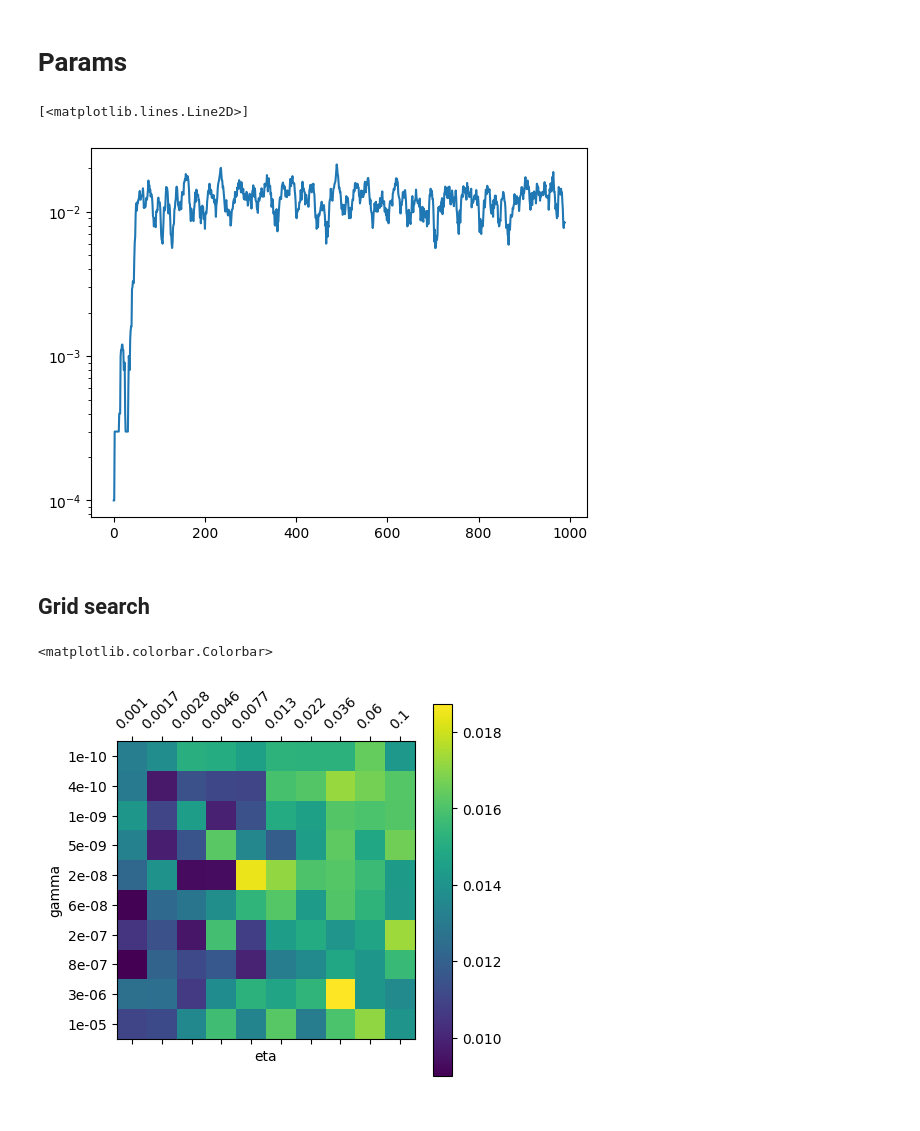
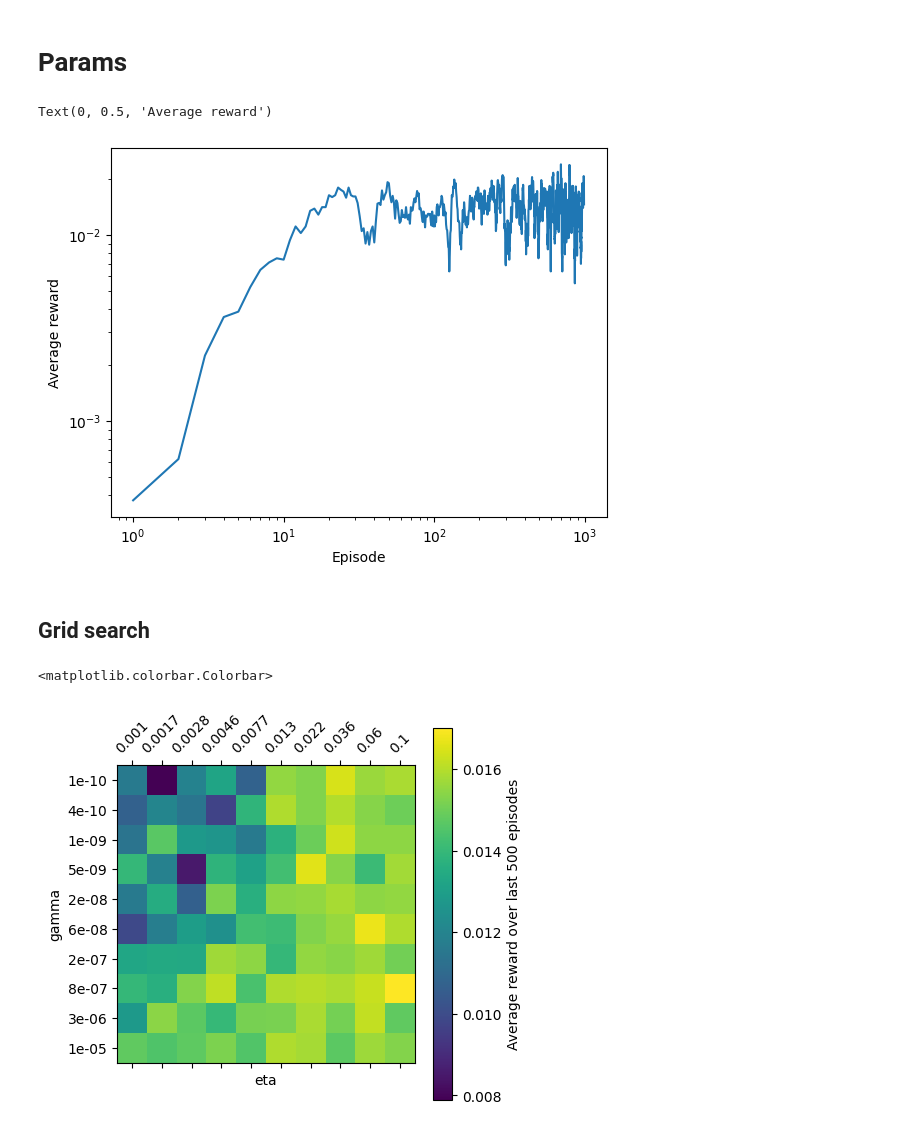
Before and after one commit to gorkamunoz/rl_opts, a Jupyter notebook: nbs/lib_nbs/develop/test_training_virtual_abm.ipynb, the cells around one changed output. Cells and saved outputs as stored; diff of their text form; code cells hidden in the pictures.

```diff
--- a/nbs/lib_nbs/develop/test_training_virtual_abm.ipynb
+++ b/nbs/lib_nbs/develop/test_training_virtual_abm.ipynb
@@ -50,7 +50,7 @@ sigma_theta = np.sqrt(2*D_theta*dt) # sigma for rotational
 
 # Training parameters
 N_episodes = int(1e3)
-Nt_single_episode = int(1e3)
+Nt_single_episode = int(0.8*N_episodes)
 
 gamma = 1e-9
 eta =  1e-2
@@ -120,10 +120,12 @@ for epoch in tqdm(range(N_episodes)):
 
         counter[epoch, t] = wrap.agent.agent_state
 # %%
-plt.semilogy(moving_average(rewards[:epoch].mean(-1), n = 10))
+plt.loglog(np.arange(epoch-9) +1, moving_average(rewards[:epoch].mean(-1), n = 10))
+plt.xlabel('Episode')
+plt.ylabel('Average reward')
 # %% [output]
-[<matplotlib.lines.Line2D>]
+Text(0, 0.5, 'Average reward')
-[figure, old version]
+[figure, new version]
 # %% [markdown]
 ## Grid search
 # %%
@@ -194,6 +196,8 @@ def train_loop_abm(gamma, eta):
 # %%
 gammas = np.logspace(-10,-5,10)
 etas = np.logspace(-3,-1,10)
+
+N_episodes = int(1e4)
 
 
 rewards = np.zeros((gammas.shape[0], etas.shape[0], N_episodes))
@@ -203,13 +207,13 @@ for idxg, gamma in enumerate(gammas):
 
         rewards[idxg, idxe] = rews.mean(1)
 # %%
-plt.matshow(rewards[:,:,-60:].mean(-1))
+plt.matshow(rewards[:,:,-500:].mean(-1))
 
 plt.xlabel('eta')
 plt.ylabel('gamma')
 plt.xticks(ticks=np.arange(len(etas)), labels=[f"{e:.2g}" for e in etas], rotation=45)
 plt.yticks(ticks=np.arange(len(gammas)), labels=[f"{g:.1g}" for g in gammas])
-plt.colorbar()
+plt.colorbar(label ='Average reward over last 500 episodes')
 # %% [output]
 <matplotlib.colorbar.Colorbar>
-[figure, old version]
+[figure, new version]
```
